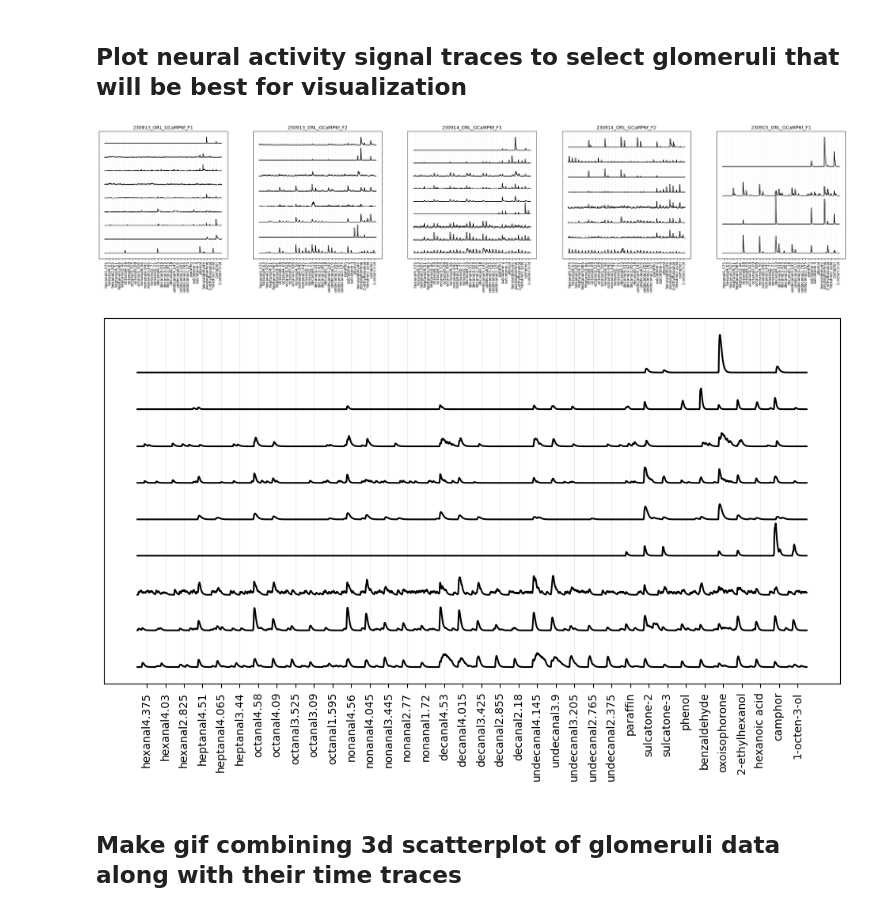
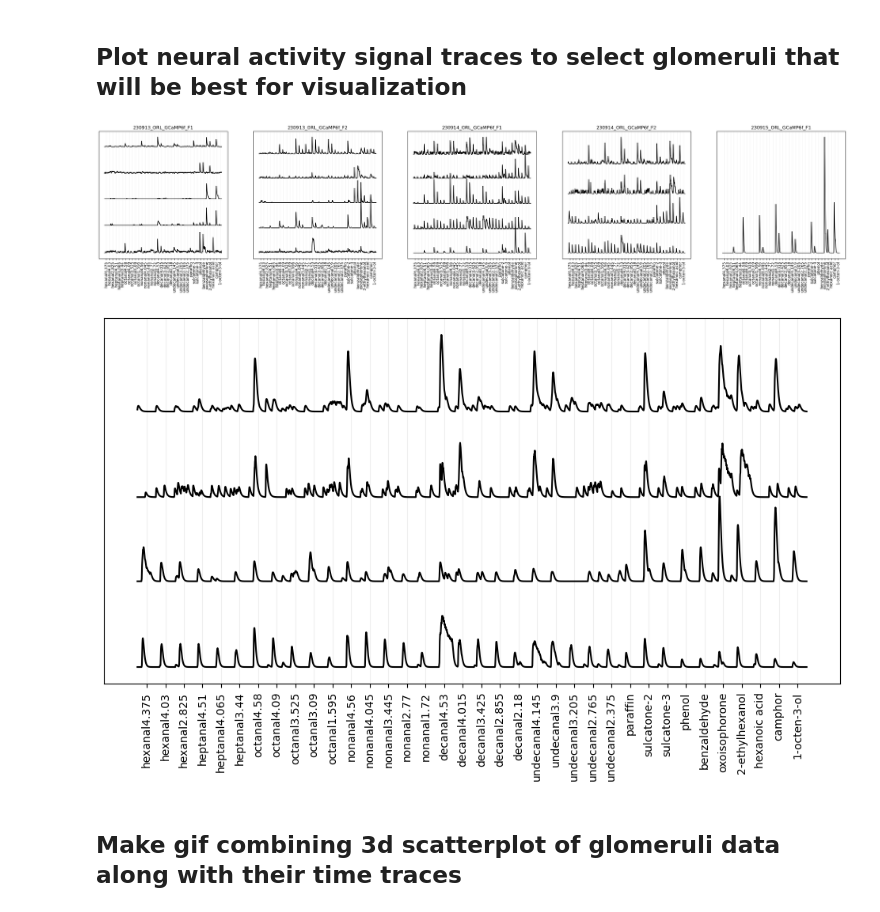
Before and after one commit to brian-arnold/whole_AL_segmentation, a Jupyter notebook: glomeruli_segmentation/mk_gif.ipynb, the cells around one changed output. Saved outputs shown, nothing was run; the diff lists cells and outputs as text; code cells hidden in the pictures.

```diff
--- a/glomeruli_segmentation/mk_gif.ipynb
+++ b/glomeruli_segmentation/mk_gif.ipynb
@@ -57,7 +58,10 @@ import functions as fn
 # %% [markdown]
 ## Load all segmentation results
 # %%
-results_dir = f'results/caiman/K10'
+K = 5
+gSig = "8_8_2"
+results_dir = f'results/caiman/no_median_filtering/gSig_{gSig}/K{K}'
+
 def load_C_A_matrices(results_dir, samples):
     # A matrix specifies the positions of components
     # C matrix specifies the activity of components
@@ -184,38 +193,41 @@ for i,puff in enumerate(puffs):
         odor_names.append(puff.odor_name)
         positions.append(i*params['n_frames_to_analyze'] + params['n_frames_to_analyze']/2)
 # %%
+plt.style.use('default')
 make_plot_by_subspecies(C_ORL_mats, A_ORL_mats, ORL_names, odor_names, positions)
 # make_plot_by_subspecies(C_U52_mats, A_U52_mats, U52_names, odor_names, positions)
 # make_plot_by_subspecies(C_FCV_mats, A_FCV_mats, FCV_names, odor_names, positions)
 # %% [output]
-[figure, old version]
+[figure, new version]
 # %%
+plt.style.use('default')
+
 fig, axs = plt.subplots(1,1,figsize=(12, 6))
 
-C, A = np.copy(C_ORL_mats[2]), np.copy(A_ORL_mats[2])
+C, A = np.copy(C_ORL_mats[3]), np.copy(A_ORL_mats[3])
 
 odor_names = []
 positions = []
 for i,puff in enumerate(puffs):
     if puff.trial == 1:
         odor_names.append(puff.odor_name)
         positions.append(i*params['n_frames_to_analyze'] + params['n_frames_to_analyze']/2)
 
 
 for seg in range(C.shape[0]):
     seg_indices = np.nonzero(A[:,seg])
     trace_mean_recontructed = np.array([np.mean(A[:,seg][seg_indices]) * C[seg,i] for i in range(C.shape[1])])
     # print(np.max(trace_mean_recontructed))
     # plot the trace directly from C matrix
     # axs[samp].plot(C[seg,:] + seg*2, c='black')  # Offset each trace by i*3
     # plot the trace from A and C matrix
     plt.plot(trace_mean_recontructed + seg*0.02, c='black')
 plt.yticks([])
 plt.xticks(positions, odor_names, rotation=90)
 # add grid line
 plt.grid(axis='x', alpha=0.2)
 # %% [output]
-[figure, old version]
+[figure, new version]
 # %% [markdown]
 ## Make gif combining 3d scatterplot of glomeruli data along with their time traces
 # %%
```
Also changed, not shown: parts of 7 cells of this notebook, 40 other files.
